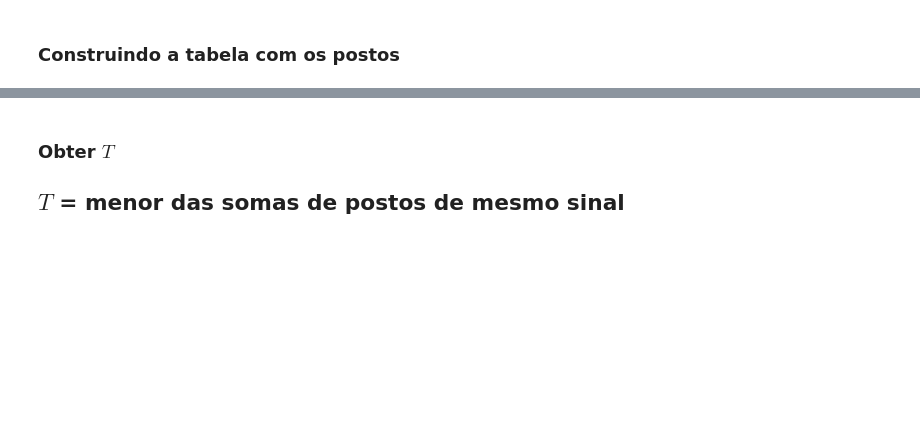
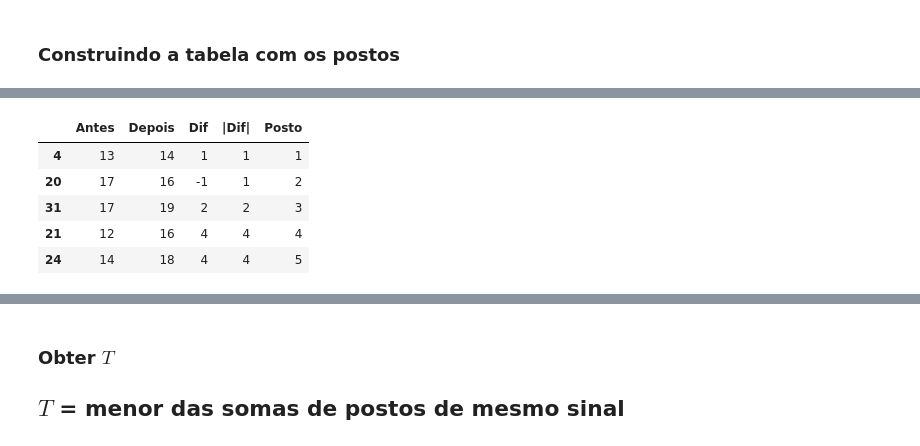
Before and after one commit to julio-monzem/python-estatistica, a Jupyter notebook: python_estatistica_03_hipoteses.ipynb, the cells around one changed output, grey strips where cells are left out. Saved outputs shown, nothing was run; the diff lists cells and outputs as text; code cells hidden in the pictures; blank space fills up the shorter version.

```diff
--- a/python_estatistica_03_hipoteses.ipynb
+++ b/python_estatistica_03_hipoteses.ipynb
@@ -1051,0 +1222,5 @@ Empregado quando se deseja comparar duas amostras relacionadas, amostras emparel
+# %%
+import pandas as pd
+
+fumo = pd.DataFrame(fumo)
+fumo.head()
@@ -1089,0 +1303,5 @@ Onde
+# %%
+fumo['Dif'] = fumo['Depois'] - fumo['Antes']
+# %%
+fumo['|Dif|'] = fumo['Dif'].abs()
+fumo.head()
@@ -1089,0 +1315,3 @@ Onde
+# %%
+fumo.sort_values(inplace=True, by='|Dif|')
+fumo.head()
@@ -1089,0 +1325,10 @@ Onde
+# %%
+fumo['Posto'] = range(1, len(fumo) + 1)
+fumo.head()
+# %% [output]
+|  | Antes | Depois | Dif | |Dif| | Posto |
+| 4 | 13 | 14 | 1 | 1 | 1 |
+| 20 | 17 | 16 | -1 | 1 | 2 |
+| 31 | 17 | 19 | 2 | 2 | 3 |
+| 21 | 12 | 16 | 4 | 4 | 4 |
+| 24 | 14 | 18 | 4 | 4 | 5 |
```
Also changed, not shown: parts of 47 cells of this notebook.
